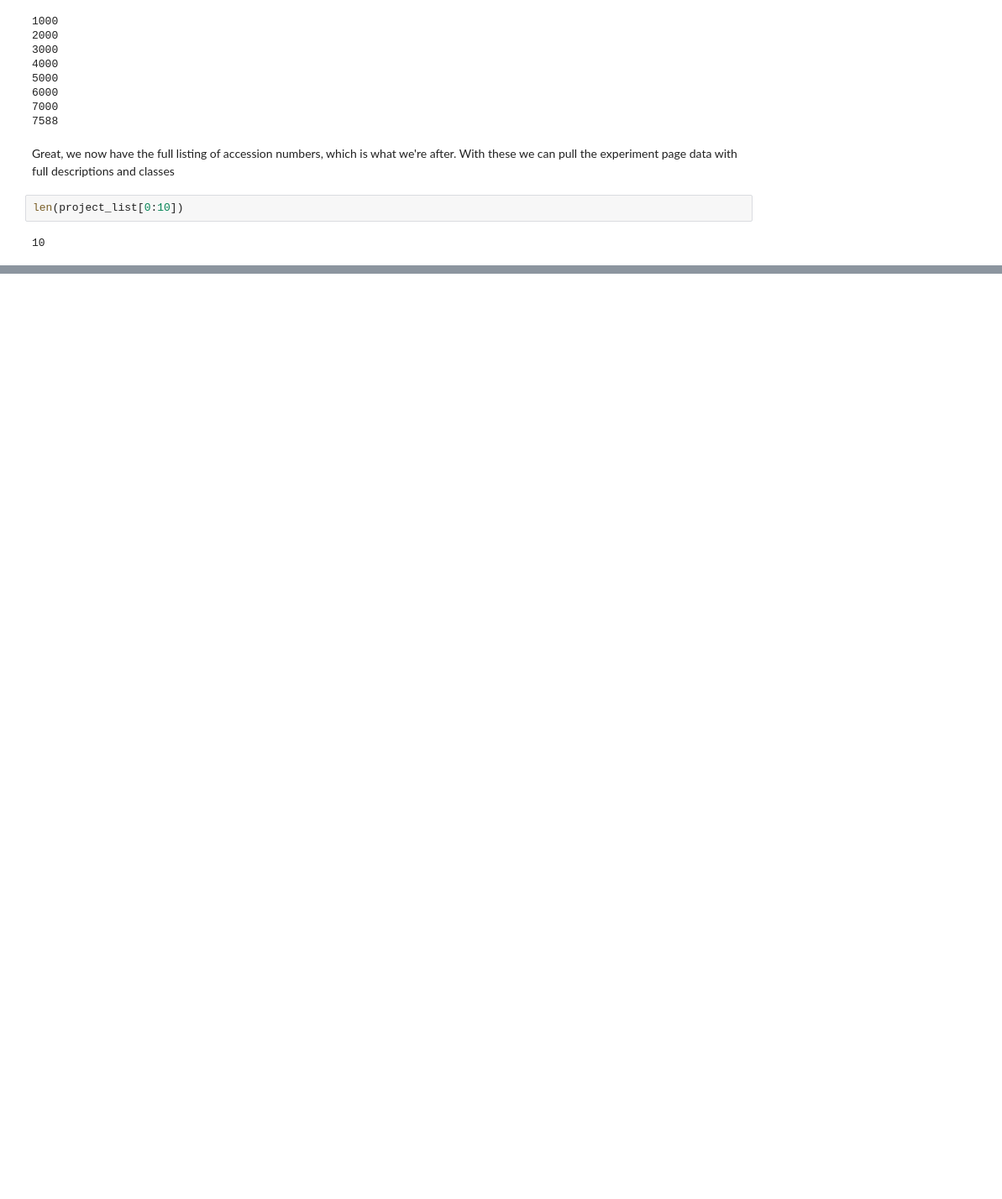
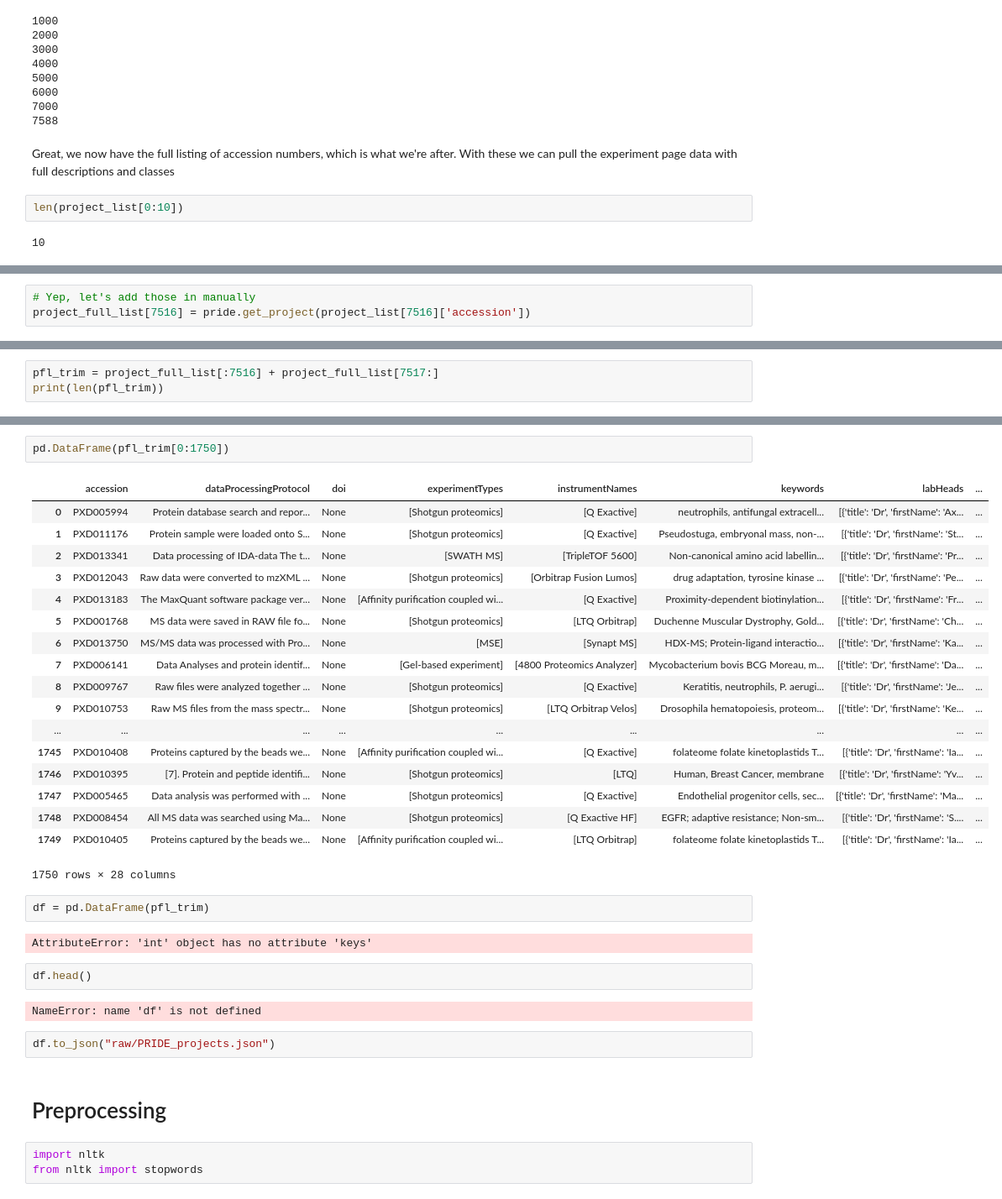
Before and after one commit to austinkeller/proteomics-nlp-exploration, a Jupyter notebook: notebook.ipynb, the cells around one changed output, grey strips where cells are left out. Shown: that part at 84% size. Saved outputs shown, nothing was run; the diff lists cells and outputs as text; blank space fills up the shorter version.

Commit message:
add cached download of PRIDE data

```diff
--- a/notebook.ipynb
+++ b/notebook.ipynb
@@ -77,0 +90,3 @@ for accession in map(lambda x: x['accession'], project_list[0:]):
+# %%
+# Yep, let's add those in manually
+project_full_list[7516] = pride.get_project(project_list[7516]['accession'])
@@ -77,0 +108,3 @@ for accession in map(lambda x: x['accession'], project_list[0:]):
+# %%
+pfl_trim = project_full_list[:7516] + project_full_list[7517:]
+print(len(pfl_trim))
@@ -77,0 +155,36 @@ for accession in map(lambda x: x['accession'], project_list[0:]):
+# %%
+pd.DataFrame(pfl_trim[0:1750])
+# %% [output]
+|  | accession | dataProcessingProtocol | doi | experimentTypes | instrumentNames | keywords | labHeads | ... |
+| 0 | PXD005994 | Protein database search and repor... | None | [Shotgun proteomics] | [Q Exactive] | neutrophils, antifungal extracell... | [{'title': 'Dr', 'firstName': 'Ax... | ... |
+| 1 | PXD011176 | Protein sample were loaded onto S... | None | [Shotgun proteomics] | [Q Exactive] | Pseudostuga, embryonal mass, non-... | [{'title': 'Dr', 'firstName': 'St... | ... |
+| 2 | PXD013341 | Data processing of IDA-data The t... | None | [SWATH MS] | [TripleTOF 5600] | Non-canonical amino acid labellin... | [{'title': 'Dr', 'firstName': 'Pr... | ... |
+| 3 | PXD012043 | Raw data were converted to mzXML ... | None | [Shotgun proteomics] | [Orbitrap Fusion Lumos] | drug adaptation, tyrosine kinase ... | [{'title': 'Dr', 'firstName': 'Pe... | ... |
+| 4 | PXD013183 | The MaxQuant software package ver... | None | [Affinity purification coupled wi... | [Q Exactive] | Proximity-dependent biotinylation... | [{'title': 'Dr', 'firstName': 'Fr... | ... |
+| 5 | PXD001768 | MS data were saved in RAW file fo... | None | [Shotgun proteomics] | [LTQ Orbitrap] | Duchenne Muscular Dystrophy, Gold... | [{'title': 'Dr', 'firstName': 'Ch... | ... |
+| 6 | PXD013750 | MS/MS data was processed with Pro... | None | [MSE] | [Synapt MS] | HDX-MS; Protein-ligand interactio... | [{'title': 'Dr', 'firstName': 'Ka... | ... |
+| 7 | PXD006141 | Data Analyses and protein identif... | None | [Gel-based experiment] | [4800 Proteomics Analyzer] | Mycobacterium bovis BCG Moreau, m... | [{'title': 'Dr', 'firstName': 'Da... | ... |
+| 8 | PXD009767 | Raw files were analyzed together ... | None | [Shotgun proteomics] | [Q Exactive] | Keratitis, neutrophils, P. aerugi... | [{'title': 'Dr', 'firstName': 'Je... | ... |
+| 9 | PXD010753 | Raw MS files from the mass spectr... | None | [Shotgun proteomics] | [LTQ Orbitrap Velos] | Drosophila hematopoiesis, proteom... | [{'title': 'Dr', 'firstName': 'Ke... | ... |
+| ... | ... | ... | ... | ... | ... | ... | ... | ... |
+| 1745 | PXD010408 | Proteins captured by the beads we... | None | [Affinity purification coupled wi... | [Q Exactive] | folateome folate kinetoplastids T... | [{'title': 'Dr', 'firstName': 'Ia... | ... |
+| 1746 | PXD010395 | [7]. Protein and peptide identifi... | None | [Shotgun proteomics] | [LTQ] | Human, Breast Cancer, membrane | [{'title': 'Dr', 'firstName': 'Yv... | ... |
+| 1747 | PXD005465 | Data analysis was performed with ... | None | [Shotgun proteomics] | [Q Exactive] | Endothelial progenitor cells, sec... | [{'title': 'Dr', 'firstName': 'Ma... | ... |
+| 1748 | PXD008454 | All MS data was searched using Ma... | None | [Shotgun proteomics] | [Q Exactive HF] | EGFR; adaptive resistance; Non-sm... | [{'title': 'Dr', 'firstName': 'S.... | ... |
+| 1749 | PXD010405 | Proteins captured by the beads we... | None | [Affinity purification coupled wi... | [LTQ Orbitrap] | folateome folate kinetoplastids T... | [{'title': 'Dr', 'firstName': 'Ia... | ... |
+1750 rows × 28 columns
+# %%
+df = pd.DataFrame(pfl_trim)
+# %% [output]
+AttributeError: 'int' object has no attribute 'keys'
+# %%
+df.head()
+# %% [output]
+NameError: name 'df' is not defined
+# %%
+df.to_json("raw/PRIDE_projects.json")
+# %% [markdown]
+# Preprocessing
+# %%
+import nltk
+from nltk import stopwords
```
Also changed, not shown: parts of 12 cells of this notebook, 1 other file.
